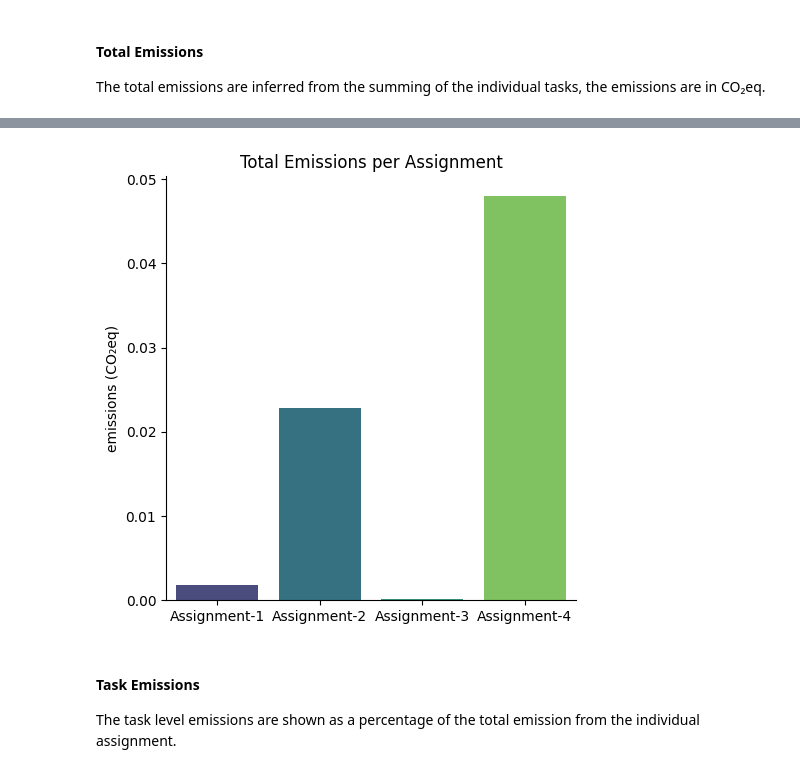
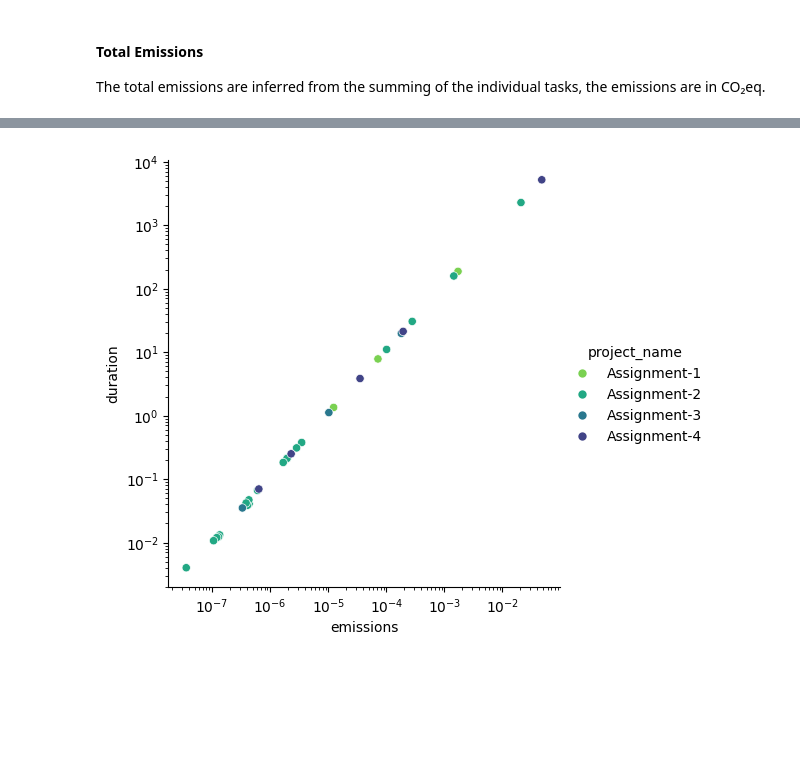
Before and after one commit to lrahbek/cds-lang-assignments, a Jupyter notebook: assignment-5/emissions.ipynb, the cells around one changed output, grey strips where cells are left out. Saved outputs shown, nothing was run; the diff lists cells and outputs as text; code cells hidden in the pictures; blank space fills up the shorter version.

```diff
--- a/assignment-5/emissions.ipynb
+++ b/assignment-5/emissions.ipynb
@@ -29,7 +29,7 @@ emissions = pd.DataFrame()
 for file in sorted(glob.glob(os.path.join("out", "emissions_*"))):
     emissions = pd.concat([emissions, pd.read_csv(file, usecols=[0,2,3,4,5,6])])
 emissions = emissions.sort_values(by= ["project_name", "run_id"]).reset_index(drop=True)
-emissions["emissions_rate"] = emissions["emissions_rate"]*10000
+emissions["emissions_rate"] = emissions["emissions_rate"]
 emissions_total = emissions[["project_name", "duration", "emissions"]].groupby(["project_name"]).sum().reset_index()
 # %%
 emissions["task_group"] = [
@@ -79,16 +121,12 @@ The total emissions are inferred from the summing of the individual tasks, the e
 # %%
-g = sns.catplot(data=emissions_total,
-            x="project_name",
-            y="emissions",
-            hue = "project_name",
-            kind="bar",
-            palette = sns.mpl_palette("viridis", 4)
-            )
-g.set_axis_labels("", "emissions (CO₂eq)")
-plt.title("Total Emissions per Assignment")
-plt.savefig("plots/total_emissions.png", bbox_inches='tight')
+g = sns.relplot(data = emissions,
+            x = "emissions",
+            y = "duration",
+            hue="project_name",
+            kind = "scatter",
+            palette=sns.mpl_palette("viridis_r", 4),
+             )
+g.set(yscale="log", xscale = "log")
+plt.savefig("plots/emissions_duration.pdf", bbox_inches='tight')
 # %% [output]
-[figure, old version]
+[figure, new version]
-# %% [markdown]
-#### Task Emissions
-The task level emissions are shown as a percentage of the total emission from the individual assignment.
```
Also changed, not shown: parts of 11 cells of this notebook, 7 other files.
